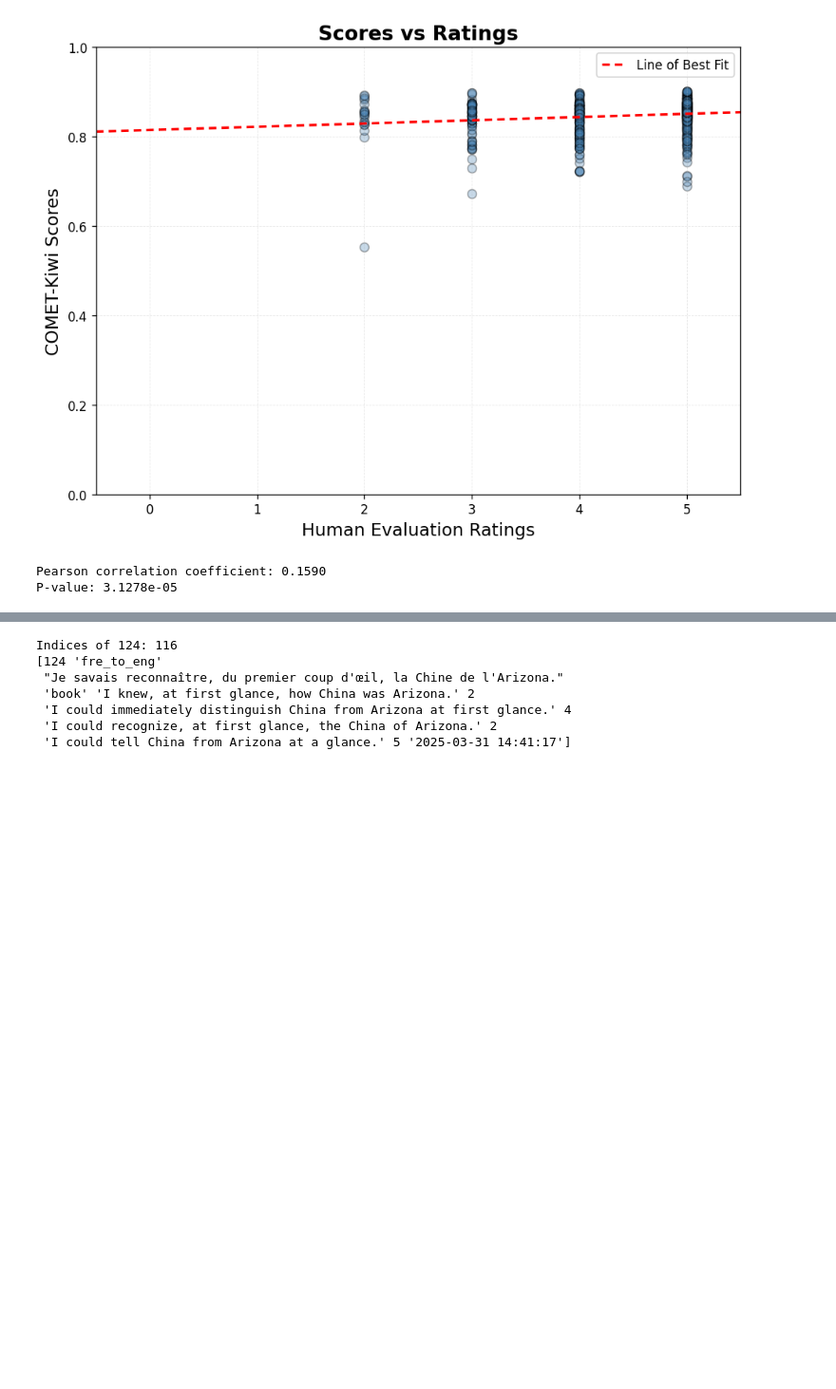
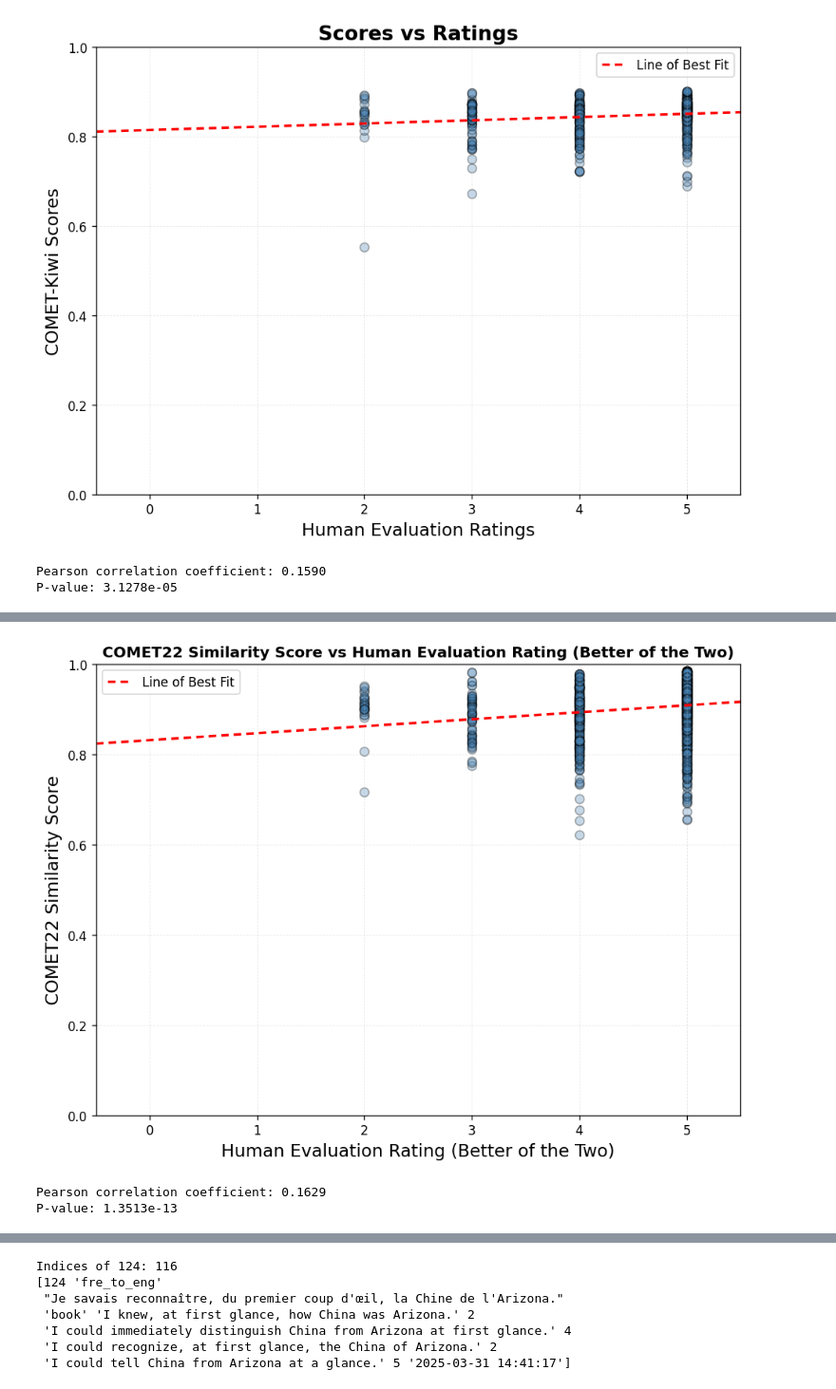
Before and after one commit to antoinevilain001/translation_thesis, a Jupyter notebook: translation_analysis/analysis1/analysis2.ipynb, the cells around one changed output, grey strips where cells are left out. Shown at 95% size. Saved outputs shown, nothing was run; the diff lists cells and outputs as text; code cells hidden in the pictures; blank space fills up the shorter version.

Commit message:
made the correlation plots

```diff
--- a/translation_analysis/analysis1/analysis2.ipynb
+++ b/translation_analysis/analysis1/analysis2.ipynb
@@ -207,0 +229,9 @@ for j in range(len(numpy_array)):
+# %%
+# Investigate whether same score means same translator
+for j in range(len(numpy_array)):
+    row = original_scores[j]
+    if len(np.unique(row)) < len(row):  # check for duplicates
+        print(f"Row {j} contains duplicated scores:", row)
+        print(original_scores[j])
+        print(numpy_array[j])
+        break
@@ -207,0 +291,2 @@ for j in range(len(numpy_array)):
+# %%
+model2 = load_from_checkpoint(model2_path)
@@ -207,0 +432,53 @@ for j in range(len(numpy_array)):
+# %%
+# build all_ratings and all_scores
+all_scores = comet22_scores.flatten()
+all_ratings = bests.flatten()
+
+import matplotlib.pyplot as plt
+import numpy as np
+from scipy.stats import pearsonr
+
+# Fit a line of best fit (1st degree polynomial)
+slope, intercept = np.polyfit(all_ratings, all_scores, 1)
+line = np.poly1d((slope, intercept))
+
+# Generate x values for the line
+x_vals = np.linspace(-0.5, 5.5, 200)
+y_vals = line(x_vals)
+
+# Plot
+plt.figure(figsize=(8, 6), dpi=120)
+
+# Scatter
+plt.scatter(all_ratings, all_scores, color='steelblue', edgecolor='k', alpha=0.3, s=50)
+
+# Bright red dotted regression line
+plt.plot(x_vals, y_vals, color='red', linewidth=2, linestyle=(0, (3, 2)), label='Line of Best Fit')
+
+
+# Axes
+plt.xlim(-0.5, 5.5)
+plt.ylim(0, 1)
+plt.xlabel('Human Evaluation Rating (Better of the Two)', fontsize=14)
+plt.ylabel('COMET22 Similarity Score', fontsize=14)
+plt.title('COMET22 Similarity Score vs Human Evaluation Rating (Better of the Two)', fontsize=12, weight='bold')
+
+# Grid
+plt.grid(True, which='both', linestyle='--', linewidth=0.5, alpha=0.3)
+
+# Legend
+plt.legend()
+
+# Layout & Save
+plt.tight_layout()
+plt.savefig('outputs/analysis_app_solution/final_scatter_comet22best.png', bbox_inches='tight', dpi=300)
+plt.show()
+
+# Pearson correlation
+corr_coef, p_value = pearsonr(all_ratings, all_scores)
+print(f"Pearson correlation coefficient: {corr_coef:.4f}")
+print(f"P-value: {p_value:.4e}")
+# %% [output]
+[figure, added]
+Pearson correlation coefficient: 0.1629
+P-value: 1.3513e-13
```
Also changed, not shown: parts of 16 cells of this notebook, 5 other files.
